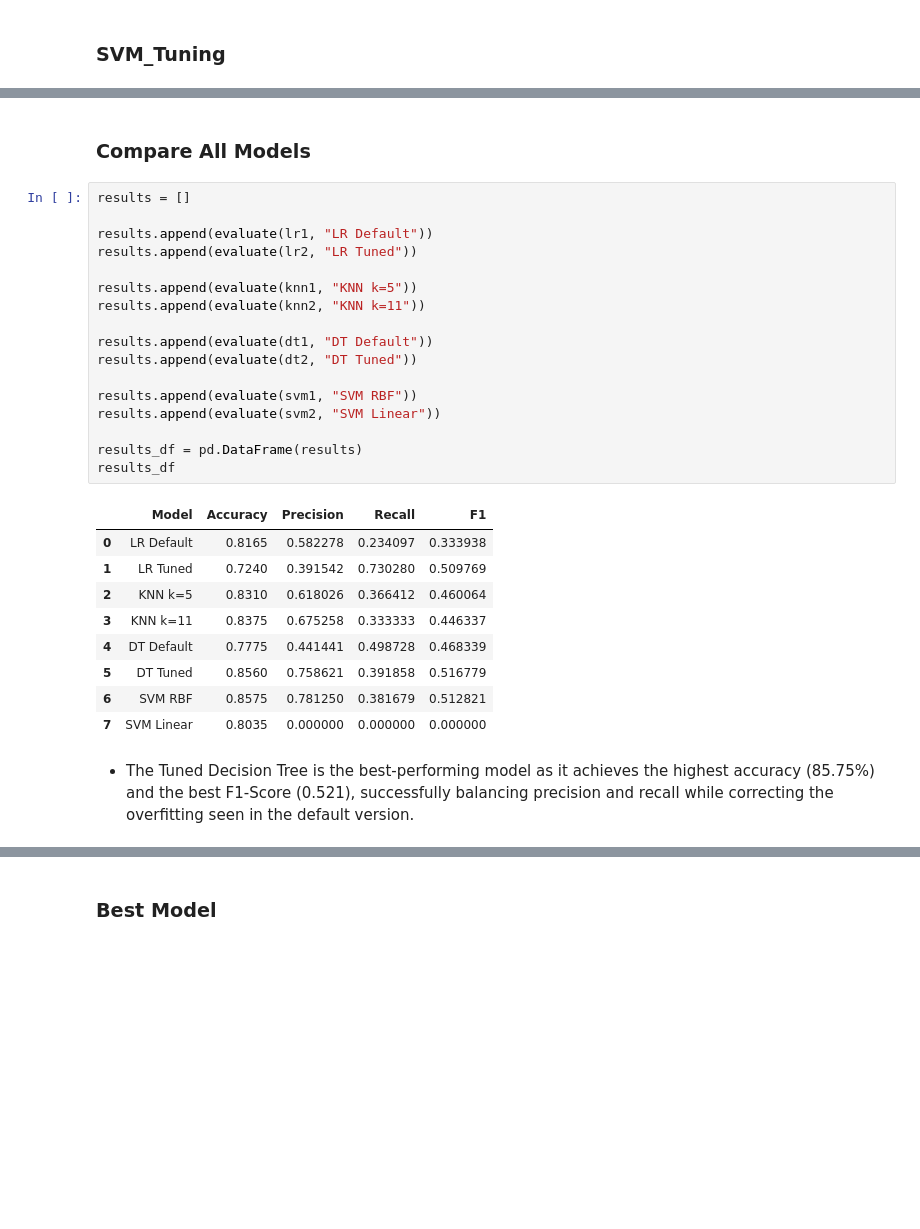
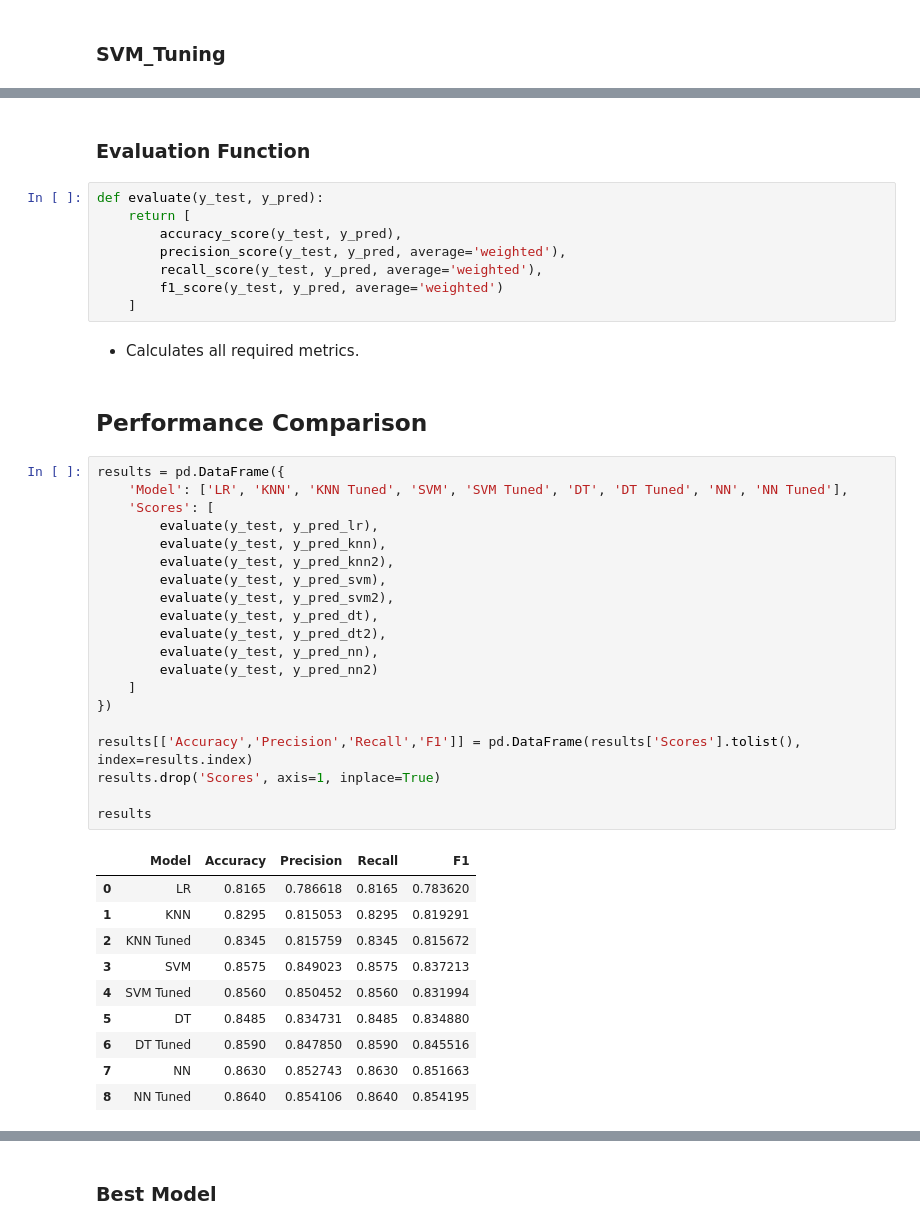
Before and after one commit to Awais11227/100_Days_of_Machine_Learning, a Jupyter notebook: Day_25_churn_prediction_ml/Eda & Modeling.ipynb, the cells around one changed output, grey strips where cells are left out. Saved outputs shown, nothing was run; the diff lists cells and outputs as text; blank space fills up the shorter version.

```diff
--- a/Day_25_churn_prediction_ml/Eda & Modeling.ipynb
+++ b/Day_25_churn_prediction_ml/Eda & Modeling.ipynb
@@ -320,31 +328,45 @@ SVC(C=0.1, kernel='linear')
 # %% [markdown]
-### **Compare All Models**
+### **Evaluation Function**
 # %%
-results = []
-
-results.append(evaluate(lr1, "LR Default"))
-results.append(evaluate(lr2, "LR Tuned"))
-
-results.append(evaluate(knn1, "KNN k=5"))
-results.append(evaluate(knn2, "KNN k=11"))
-
-results.append(evaluate(dt1, "DT Default"))
-results.append(evaluate(dt2, "DT Tuned"))
-
-results.append(evaluate(svm1, "SVM RBF"))
-results.append(evaluate(svm2, "SVM Linear"))
-
-results_df = pd.DataFrame(results)
-results_df
+def evaluate(y_test, y_pred):
+    return [
+        accuracy_score(y_test, y_pred),
+        precision_score(y_test, y_pred, average='weighted'),
+        recall_score(y_test, y_pred, average='weighted'),
+        f1_score(y_test, y_pred, average='weighted')
+    ]
-# %% [output]
-|  | Model | Accuracy | Precision | Recall | F1 |
-| 0 | LR Default | 0.8165 | 0.582278 | 0.234097 | 0.333938 |
-| 1 | LR Tuned | 0.7240 | 0.391542 | 0.730280 | 0.509769 |
-| 2 | KNN k=5 | 0.8310 | 0.618026 | 0.366412 | 0.460064 |
-| 3 | KNN k=11 | 0.8375 | 0.675258 | 0.333333 | 0.446337 |
-| 4 | DT Default | 0.7775 | 0.441441 | 0.498728 | 0.468339 |
-| 5 | DT Tuned | 0.8560 | 0.758621 | 0.391858 | 0.516779 |
-| 6 | SVM RBF | 0.8575 | 0.781250 | 0.381679 | 0.512821 |
-| 7 | SVM Linear | 0.8035 | 0.000000 | 0.000000 | 0.000000 |
-# %% [markdown]
-- The Tuned Decision Tree is the best-performing model as it achieves the highest accuracy (85.75%) and the best F1-Score (0.521), successfully balancing precision and recall while correcting the overfitting seen in the default version.
+# %% [markdown]
+- Calculates all required metrics.
+# %% [markdown]
+## **Performance Comparison**
+# %%
+results = pd.DataFrame({
+    'Model': ['LR', 'KNN', 'KNN Tuned', 'SVM', 'SVM Tuned', 'DT', 'DT Tuned', 'NN', 'NN Tuned'],
+    'Scores': [
+        evaluate(y_test, y_pred_lr),
+        evaluate(y_test, y_pred_knn),
+        evaluate(y_test, y_pred_knn2),
+        evaluate(y_test, y_pred_svm),
+        evaluate(y_test, y_pred_svm2),
+        evaluate(y_test, y_pred_dt),
+        evaluate(y_test, y_pred_dt2),
+        evaluate(y_test, y_pred_nn),
+        evaluate(y_test, y_pred_nn2)
+    ]
+})
+
+results[['Accuracy','Precision','Recall','F1']] = pd.DataFrame(results['Scores'].tolist(), index=results.index)
+results.drop('Scores', axis=1, inplace=True)
+
+results
+# %% [output]
+|  | Model | Accuracy | Precision | Recall | F1 |
+| 0 | LR | 0.8165 | 0.786618 | 0.8165 | 0.783620 |
+| 1 | KNN | 0.8295 | 0.815053 | 0.8295 | 0.819291 |
+| 2 | KNN Tuned | 0.8345 | 0.815759 | 0.8345 | 0.815672 |
+| 3 | SVM | 0.8575 | 0.849023 | 0.8575 | 0.837213 |
+| 4 | SVM Tuned | 0.8560 | 0.850452 | 0.8560 | 0.831994 |
+| 5 | DT | 0.8485 | 0.834731 | 0.8485 | 0.834880 |
+| 6 | DT Tuned | 0.8590 | 0.847850 | 0.8590 | 0.845516 |
+| 7 | NN | 0.8630 | 0.852743 | 0.8630 | 0.851663 |
+| 8 | NN Tuned | 0.8640 | 0.854106 | 0.8640 | 0.854195 |
```
Also changed, not shown: parts of 44 cells of this notebook.
